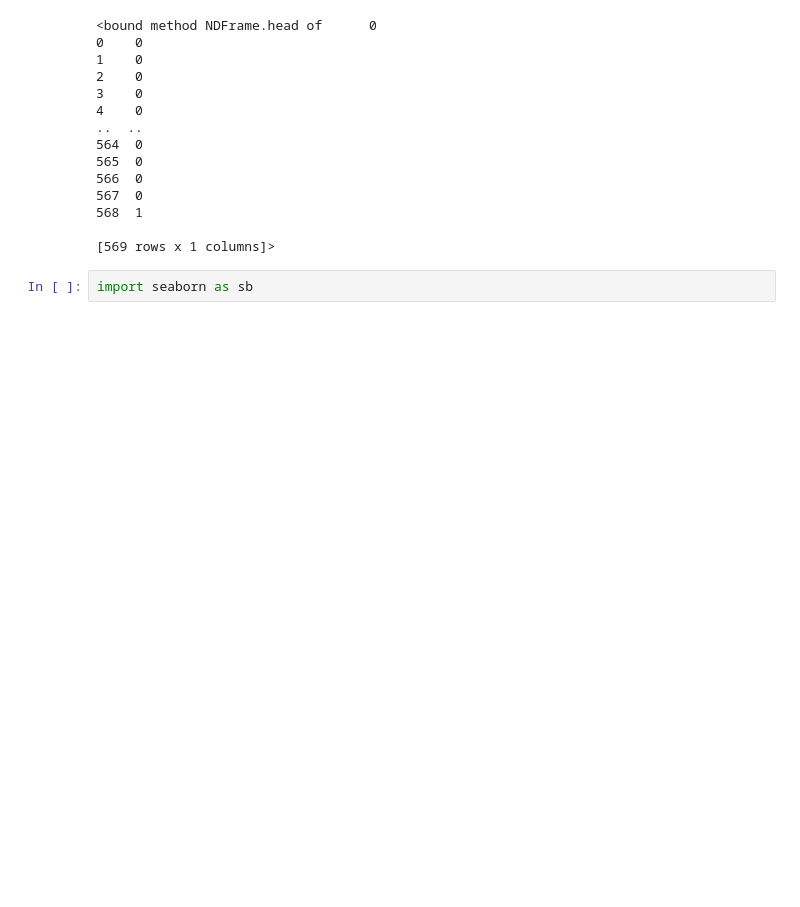
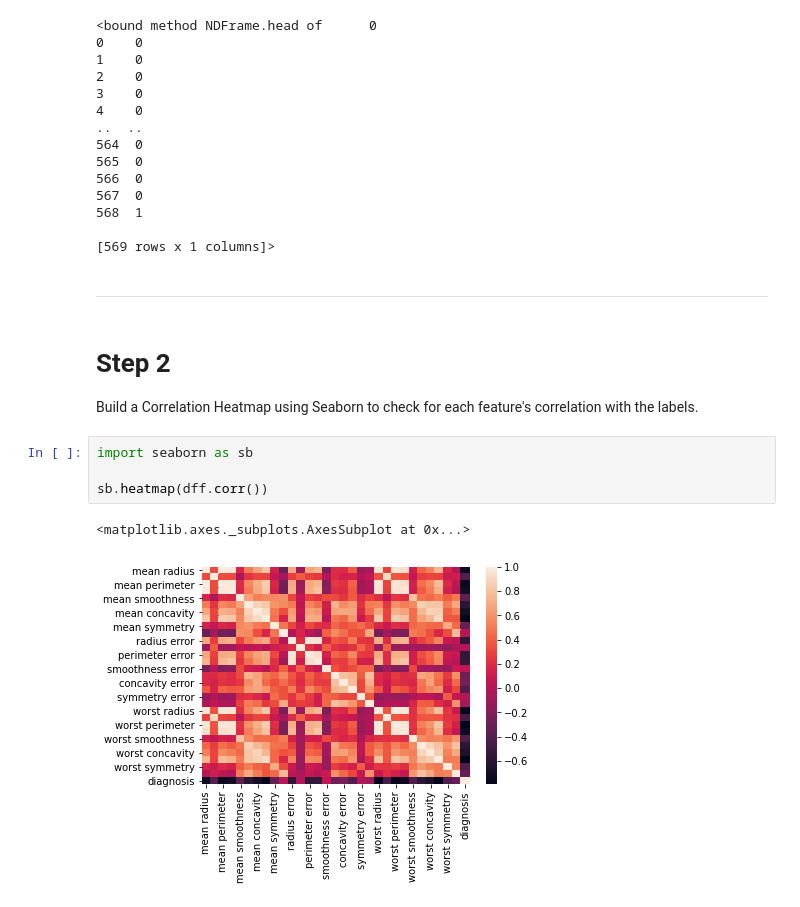
Before and after one commit to MackRoe/SVM-DS-HW2, a Jupyter notebook: SVG Assignment.ipynb, the cells around one changed output. Drawn from its saved outputs; the diff is of its cells as text; blank space fills up the shorter version.

Commit message:
build correlation heatmap

```diff
--- a/SVG Assignment.ipynb
+++ b/SVG Assignment.ipynb
@@ -205,5 +209,17 @@ print(Y_wbc.head)
 568  1
 
 [569 rows x 1 columns]>
+# %% [markdown]
+<hr>
+# %% [markdown]
+
+# Step 2
+
+Build a Correlation Heatmap using Seaborn to check for each feature's correlation with the labels.
 # %%
 import seaborn as sb
+
+sb.heatmap(dff.corr())
+# %% [output]
+<matplotlib.axes._subplots.AxesSubplot at 0x...>
+[figure, added]
```
Also changed, not shown: parts of 3 cells of this notebook.
